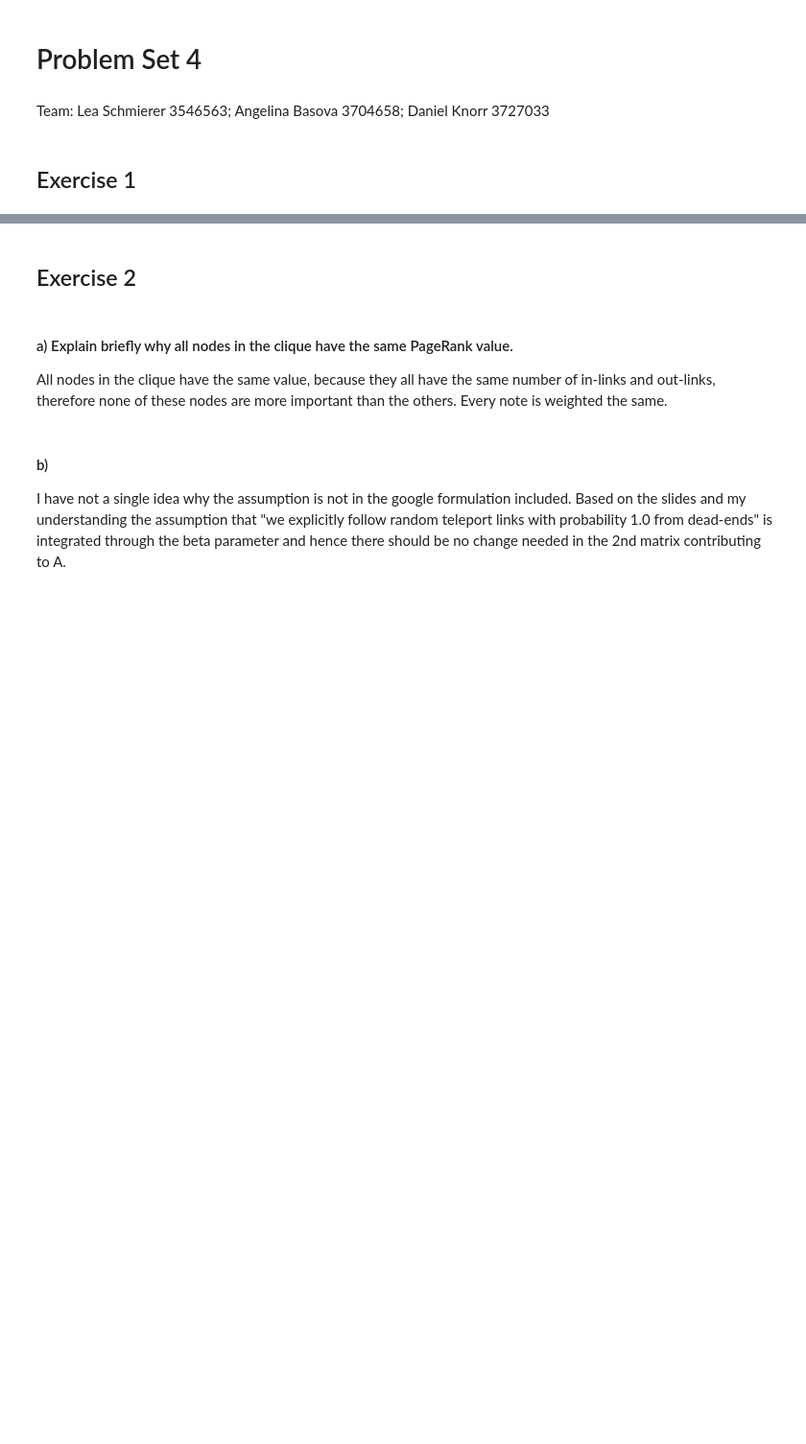
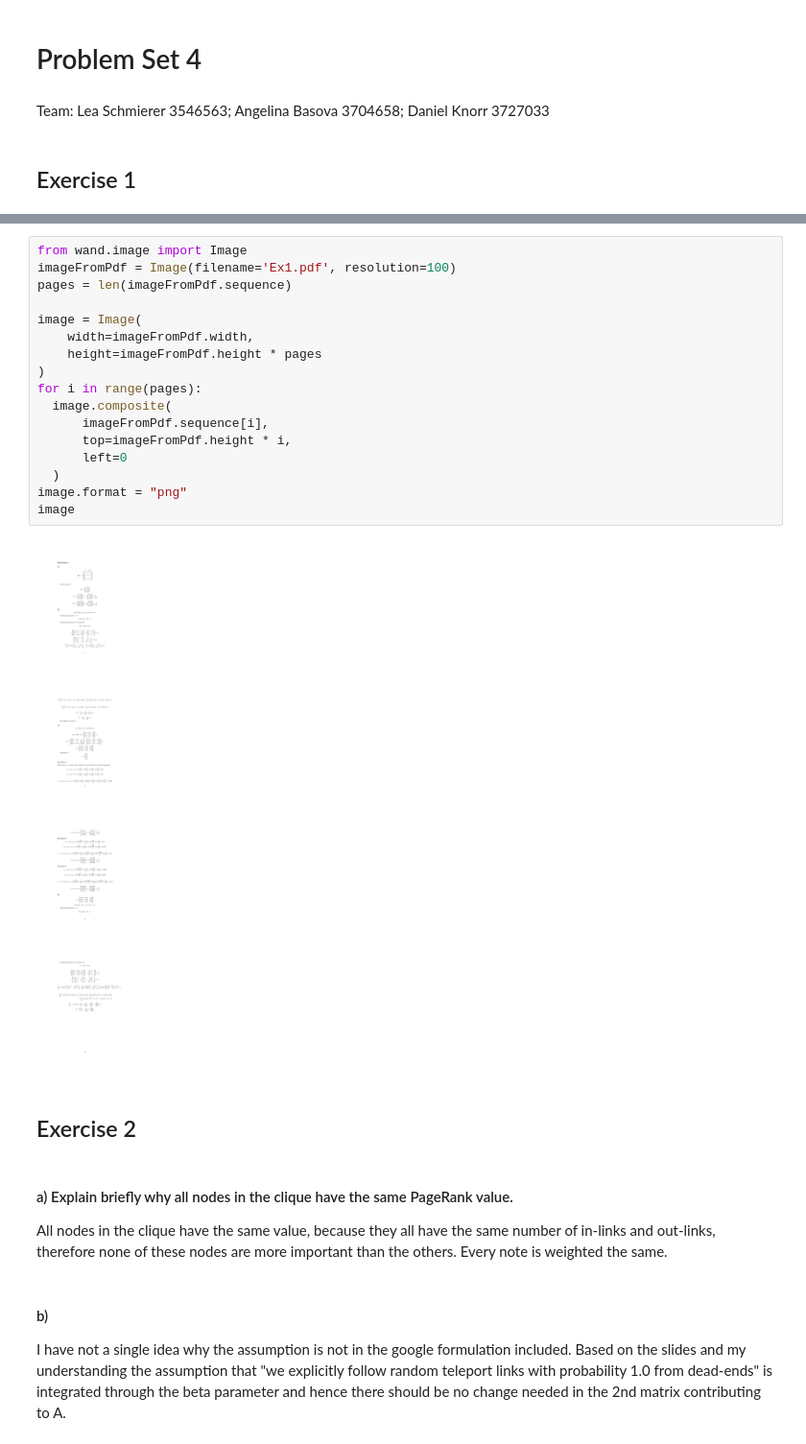
Before and after one commit to aabasova/MiningMassiveDatasets, a Jupyter notebook: Uebung - 4/Uebung4.ipynb, the cells around one changed output, grey strips where cells are left out. Shown: that part at 96% size. Cells and saved outputs as stored; diff of their text form; blank space fills up the shorter version.

```diff
--- a/Uebung - 4/Uebung4.ipynb
+++ b/Uebung - 4/Uebung4.ipynb
@@ -10,3 +15,22 @@ Team:
+# %%
+from wand.image import Image
+imageFromPdf = Image(filename='Ex1.pdf', resolution=100)
+pages = len(imageFromPdf.sequence)
+
+image = Image(
+    width=imageFromPdf.width,
+    height=imageFromPdf.height * pages
+)
+for i in range(pages):
+  image.composite(
+      imageFromPdf.sequence[i],
+      top=imageFromPdf.height * i,
+      left=0
+  )
+image.format = "png"
+image
+# %% [output]
+[figure, added]
 # %% [markdown]
 ## Exercise 2
 # %% [markdown]
```
Also changed, not shown: parts of 1 cell of this notebook, 1 other file.
